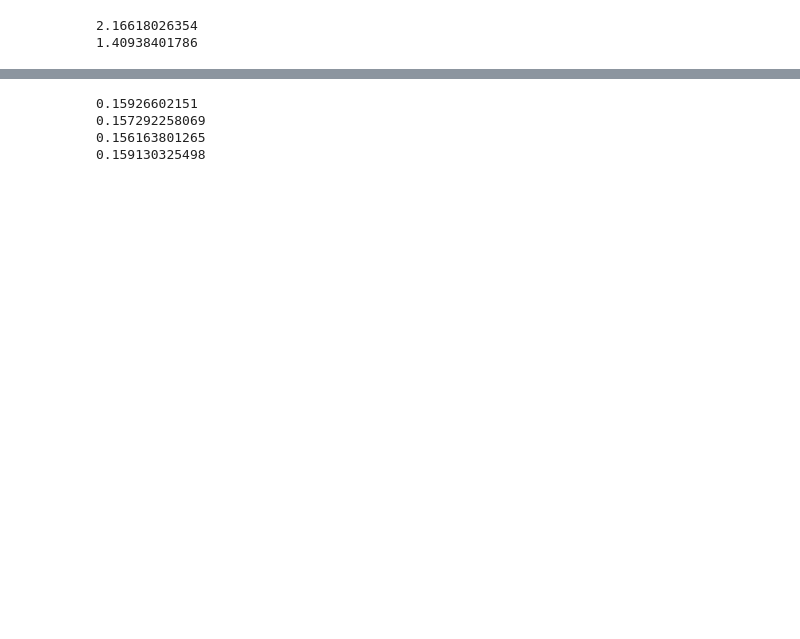
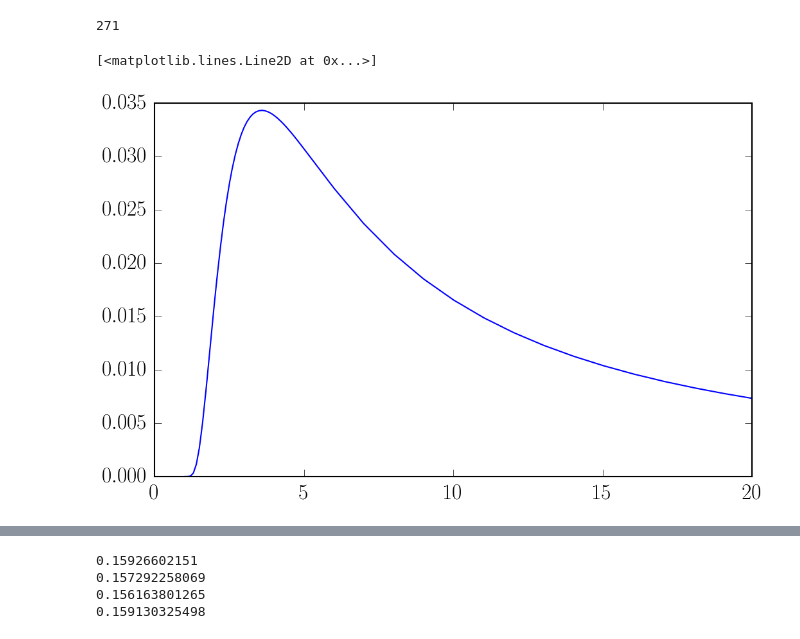
Before and after one commit to aapandy2/dielectric_tensor_tests, a Jupyter notebook: chi_spline_calc/spline_fit.ipynb, the cells around one changed output, grey strips where cells are left out. Saved outputs shown, nothing was run; the diff lists cells and outputs as text; code cells hidden in the pictures; blank space fills up the shorter version.

```diff
--- a/chi_spline_calc/spline_fit.ipynb
+++ b/chi_spline_calc/spline_fit.ipynb
@@ -35,23 +35,23 @@ pl.rcParams['ytick.labelsize']  = 'large'
 pl.rcParams['ytick.direction']  = 'in'
 # %%
 #load datafiles
-chi_11_real_data = np.loadtxt('chi_11_real_step_5.txt')
-chi_11_imag_data = np.loadtxt('chi_11_imag_step_5.txt')
+chi_11_real_data = np.loadtxt('datafiles/chi_11_real_mod_step.txt')
+chi_11_imag_data = np.loadtxt('datafiles/chi_11_imag_mod_step.txt')
 
-chi_12_real_data = np.loadtxt('chi_12_real_step_5.txt')
-chi_12_imag_data = np.loadtxt('chi_12_imag_step_5.txt')
+chi_12_real_data = np.loadtxt('datafiles/chi_12_real_mod_step.txt')
+chi_12_imag_data = np.loadtxt('datafiles/chi_12_imag_mod_step.txt')
 
-chi_13_real_data = np.loadtxt('chi_13_real_step_5.txt')
-chi_13_imag_data = np.loadtxt('chi_13_imag_step_5.txt')
+chi_13_real_data = np.loadtxt('datafiles/chi_13_real_mod_step.txt')
+chi_13_imag_data = np.loadtxt('datafiles/chi_13_imag_mod_step.txt')
 
-chi_22_real_data = np.loadtxt('chi_22_real_step_5.txt')
-chi_22_imag_data = np.loadtxt('chi_22_imag_step_5.txt')
+chi_22_real_data = np.loadtxt('datafiles/chi_22_real_mod_step.txt')
+chi_22_imag_data = np.loadtxt('datafiles/chi_22_imag_mod_step.txt')
 
-chi_32_real_data = np.loadtxt('chi_32_real_step_5.txt')
-chi_32_imag_data = np.loadtxt('chi_32_imag_step_5.txt')
+chi_32_real_data = np.loadtxt('datafiles/chi_32_real_mod_step.txt')
+chi_32_imag_data = np.loadtxt('datafiles/chi_32_imag_mod_step.txt')
 
-chi_33_real_data = np.loadtxt('chi_33_real_step_5.txt')
-chi_33_imag_data = np.loadtxt('chi_33_imag_step_5.txt')
+chi_33_real_data = np.loadtxt('datafiles/chi_33_real_mod_step.txt')
+chi_33_imag_data = np.loadtxt('datafiles/chi_33_imag_mod_step.txt')
 # %%
 #generate spline fits
 
@@ -59,8 +59,12 @@ start = 1.
 end   = 1000.
 step  = 5.
 
-gam   = np.arange(start, end, step)
-omrat = np.arange(start, end, step)
+gamma = np.loadtxt('step_array.txt')
+
+print np.size(gamma)
+
+gam = gamma
+omrat = gamma
 
 chi_11_real_spline = interp2d(gam, omrat, chi_11_real_data)
 chi_11_imag_spline = interp2d(gam, omrat, chi_11_imag_data)
@@ -79,6 +83,20 @@ chi_32_imag_spline = interp2d(gam, omrat, chi_32_imag_data)
 
 chi_33_real_spline = interp2d(gam, omrat, chi_33_real_data)
 chi_33_imag_spline = interp2d(gam, omrat, chi_33_imag_data)
+# %% [output]
+271
+# %%
+gamma = np.linspace(1., 20., 1000)
+
+#pl.plot(gamma, chi_11_real_spline(gamma, 1.)) #jagged at omrat = 1
+pl.plot(gamma, chi_12_real_spline(gamma, 10.)) #has a bump at omrat = 10, jagged at 1
+#pl.plot(gamma, chi_13_real_spline(gamma, 1.))
+#pl.plot(gamma, chi_22_real_spline(gamma, 1.))
+#pl.plot(gamma, chi_32_real_spline(gamma, 1.))
+#pl.plot(gamma, chi_33_real_spline(gamma, 1.))
+# %% [output]
+[<matplotlib.lines.Line2D at 0x...>]
+[figure, added]
 # %%
 epsilon0  = 1./(4. * np.pi)
 e         = 4.80320680e-10
@@ -144,12 +162,6 @@ def chi_ij_integrand(gamma, theta_e, omratio, dist_func, component, real):
 
     ans = gam_term * spline_term
     return ans
-# %%
-print chi_ij_integrand(10., 10., omega_c, 1, 11, 1) / -1.222036e-04
-print chi_ij_integrand(5., 10., omega_c, 1, 11, 1) / -1.500687e-03
-# %% [output]
-2.16618026354
-1.40938401786
 # %%
 def chi_ij(theta_e, omega, dist_func, component, real):
     prefactor = 2. * np.pi * omega_p*omega_p / (omega * omega)
```
Also changed, not shown: parts of 1 cell of this notebook, 1 other file.
